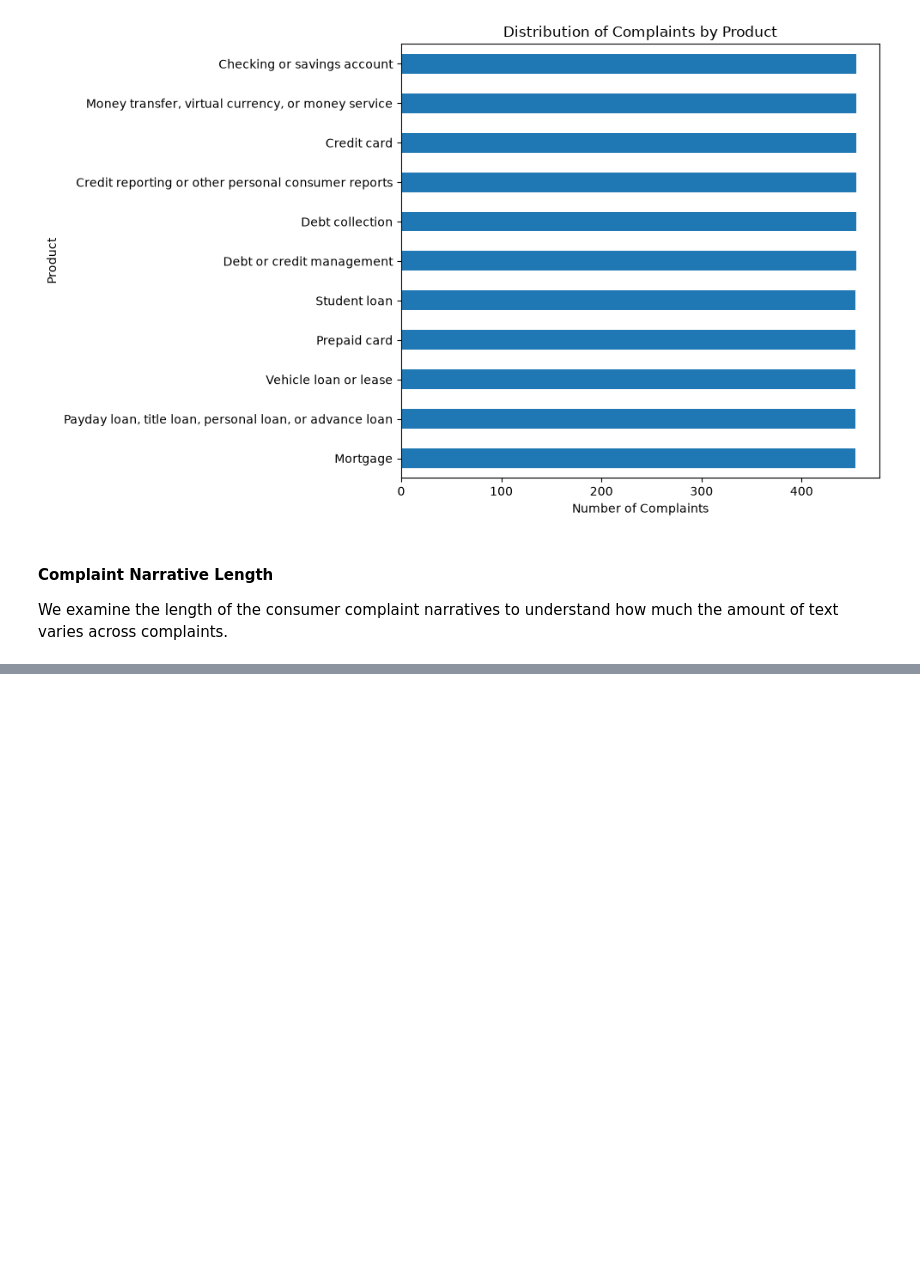
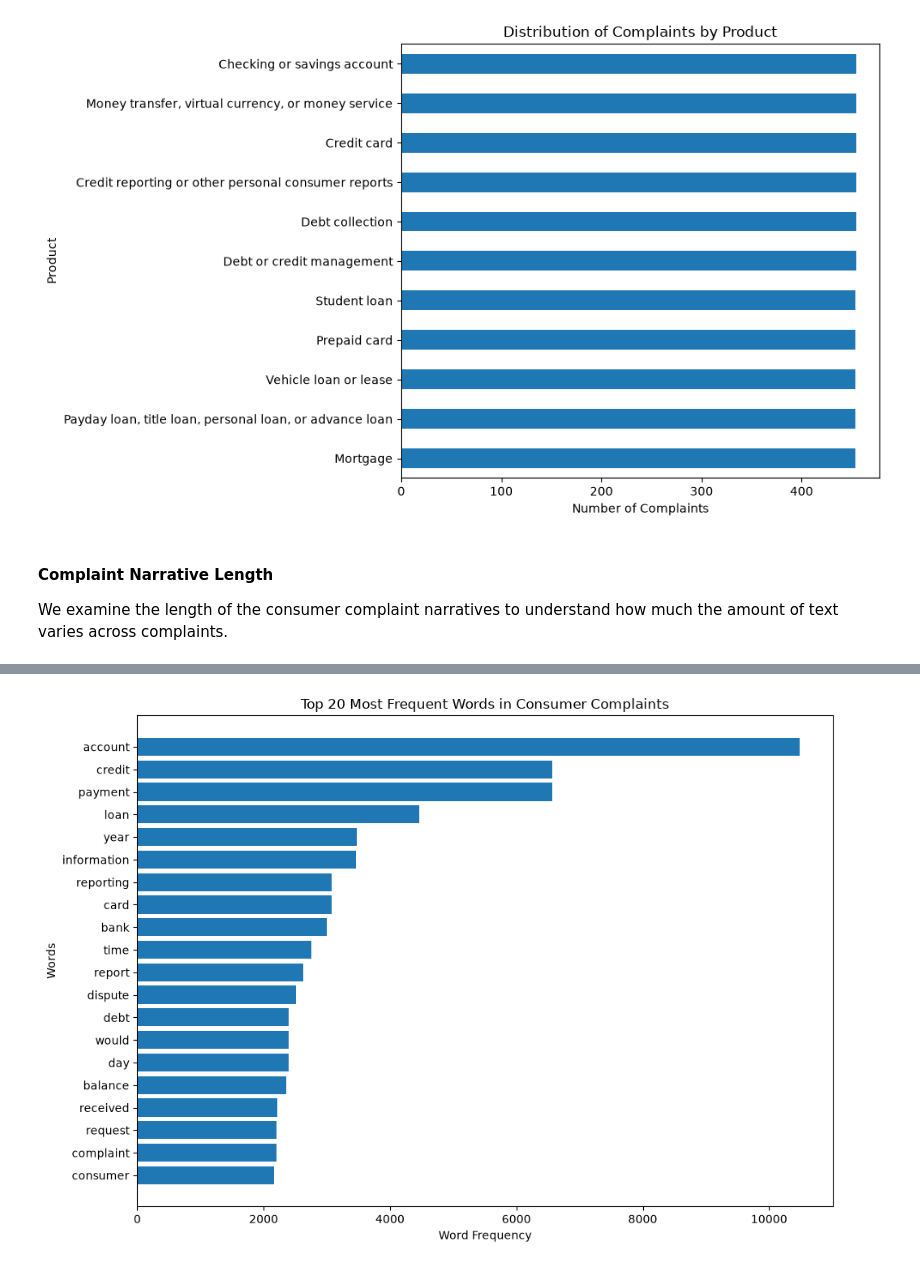
Before and after one commit to rebeccaquaye/consumer-financial-complaints, a Jupyter notebook: Notebook/Rebecca.ipynb, the cells around one changed output, grey strips where cells are left out. Drawn from its saved outputs; the diff is of its cells as text; code cells hidden in the pictures; blank space fills up the shorter version.

Commit message:
Add Rebecca's Phase 2 exploratory and text analysis

```diff
--- a/Notebook/Rebecca.ipynb
+++ b/Notebook/Rebecca.ipynb
@@ -123,0 +238,6 @@ We examine the length of the consumer complaint narratives to understand how muc
+# %%
+# Apply the cleaning function
+df["clean_narrative"] = df["Consumer complaint narrative"].apply(clean_text)
+
+# Compare the original and cleaned text
+df[["Consumer complaint narrative", "clean_narrative"]].head()
@@ -123,0 +255,17 @@ We examine the length of the consumer complaint narratives to understand how muc
+# %%
+# Count the most common words
+
+# Combine all cleaned narratives and split them into words
+all_words = " ".join(df["clean_narrative"]).split()
+
+# Count how often each word appears
+word_counts = Counter(all_words)
+
+# Get the 20 most common words
+top_words = pd.DataFrame(
+    word_counts.most_common(20),
+    columns=["Word", "Frequency"]
+)
+
+# Display the results
+top_words
@@ -123,0 +290,17 @@ We examine the length of the consumer complaint narratives to understand how muc
+# %%
+# Plot the 20 most frequent words
+plt.figure(figsize=(10, 7))
+
+plt.barh(top_words["Word"], top_words["Frequency"])
+
+plt.title("Top 20 Most Frequent Words in Consumer Complaints")
+plt.xlabel("Word Frequency")
+plt.ylabel("Words")
+
+# Display the most frequent word at the top
+plt.gca().invert_yaxis()
+
+plt.tight_layout()
+plt.show()
+# %% [output]
+[figure, added]
```
Also changed, not shown: parts of 33 cells of this notebook.
